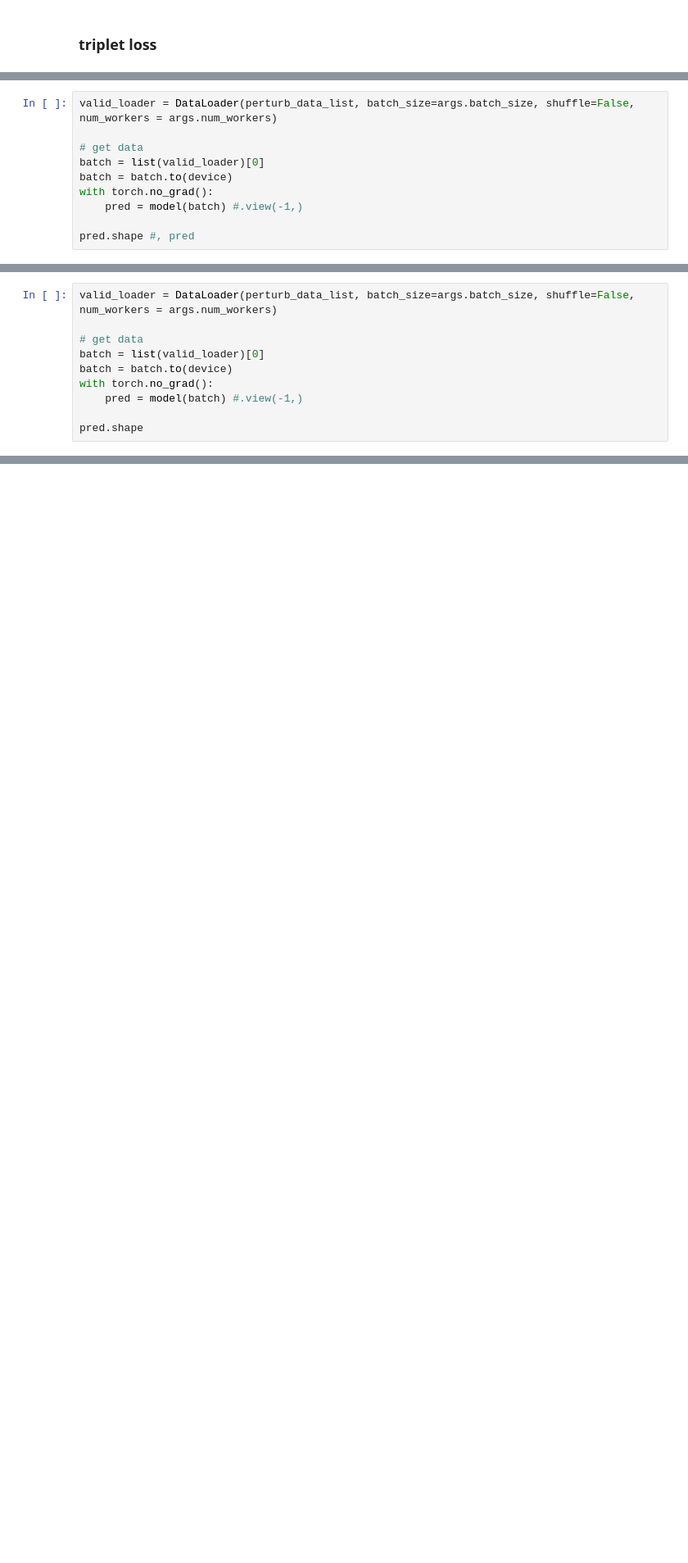
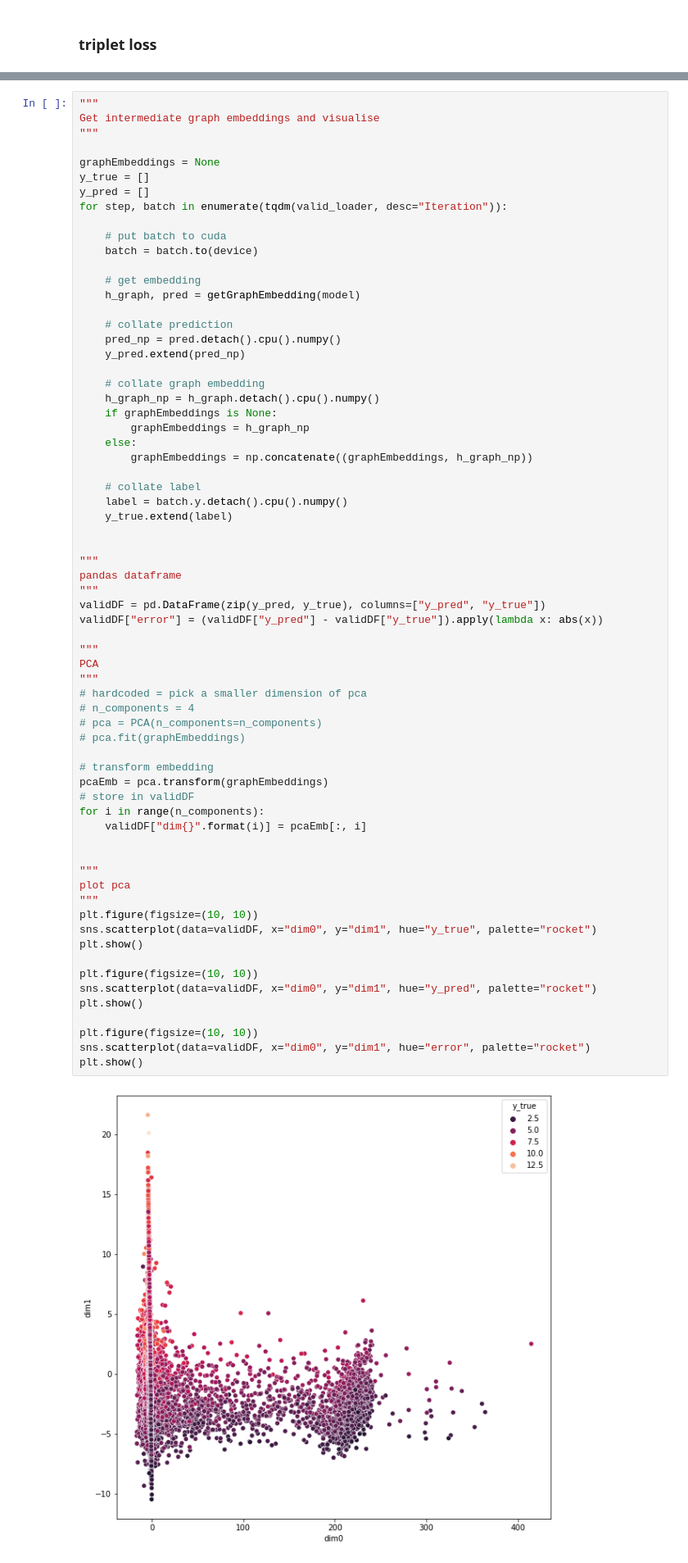
Before and after one commit to edwardelson/ogb, a Jupyter notebook: examples/lsc/pcqm4m/triplet-loss.ipynb, the cells around one changed output, grey strips where cells are left out. Shown at 82% size. Drawn from its saved outputs; the diff is of its cells as text; blank space fills up the shorter version.

```diff
--- a/examples/lsc/pcqm4m/triplet-loss.ipynb
+++ b/examples/lsc/pcqm4m/triplet-loss.ipynb
@@ -365,10 +391,0 @@ len(perturb_data_list)
-# %%
-valid_loader = DataLoader(perturb_data_list, batch_size=args.batch_size, shuffle=False, num_workers = args.num_workers)
-
-# get data
-batch = list(valid_loader)[0]
-batch = batch.to(device)
-with torch.no_grad():
-    pred = model(batch) #.view(-1,)
-
-pred.shape #, pred
@@ -424,10 +391,0 @@ len(perturb_data_list)
-# %%
-valid_loader = DataLoader(perturb_data_list, batch_size=args.batch_size, shuffle=False, num_workers = args.num_workers)
-
-# get data
-batch = list(valid_loader)[0]
-batch = batch.to(device)
-with torch.no_grad():
-    pred = model(batch) #.view(-1,)
-
-pred.shape
@@ -440,0 +392,69 @@ topology doesn't seem to affect the score too
+# %%
+"""
+Get intermediate graph embeddings and visualise
+"""
+
+graphEmbeddings = None
+y_true = []
+y_pred = []
+for step, batch in enumerate(tqdm(valid_loader, desc="Iteration")):
+
+    # put batch to cuda
+    batch = batch.to(device)
+
+    # get embedding
+    h_graph, pred = getGraphEmbedding(model)
+
+    # collate prediction
+    pred_np = pred.detach().cpu().numpy()
+    y_pred.extend(pred_np)
+
+    # collate graph embedding
+    h_graph_np = h_graph.detach().cpu().numpy()
+    if graphEmbeddings is None:
+        graphEmbeddings = h_graph_np
+    else:
+        graphEmbeddings = np.concatenate((graphEmbeddings, h_graph_np))
+
+    # collate label
+    label = batch.y.detach().cpu().numpy()
+    y_true.extend(label)
+
+
+"""
+pandas dataframe
+"""
+validDF = pd.DataFrame(zip(y_pred, y_true), columns=["y_pred", "y_true"])
+validDF["error"] = (validDF["y_pred"] - validDF["y_true"]).apply(lambda x: abs(x))
+
+"""
+PCA
+"""
+# hardcoded = pick a smaller dimension of pca
+# n_components = 4
+# pca = PCA(n_components=n_components)
+# pca.fit(graphEmbeddings)
+
+# transform embedding
+pcaEmb = pca.transform(graphEmbeddings)
+# store in validDF
+for i in range(n_components):
+    validDF["dim{}".format(i)] = pcaEmb[:, i]
+
+
+"""
+plot pca
+"""
+plt.figure(figsize=(10, 10))
+sns.scatterplot(data=validDF, x="dim0", y="dim1", hue="y_true", palette="rocket")
+plt.show()
+
+plt.figure(figsize=(10, 10))
+sns.scatterplot(data=validDF, x="dim0", y="dim1", hue="y_pred", palette="rocket")
+plt.show()
+
+plt.figure(figsize=(10, 10))
+sns.scatterplot(data=validDF, x="dim0", y="dim1", hue="error", palette="rocket")
+plt.show()
+# %% [output]
+[figure, added]
```
Also changed, not shown: parts of 50 cells of this notebook, 8 other files.
